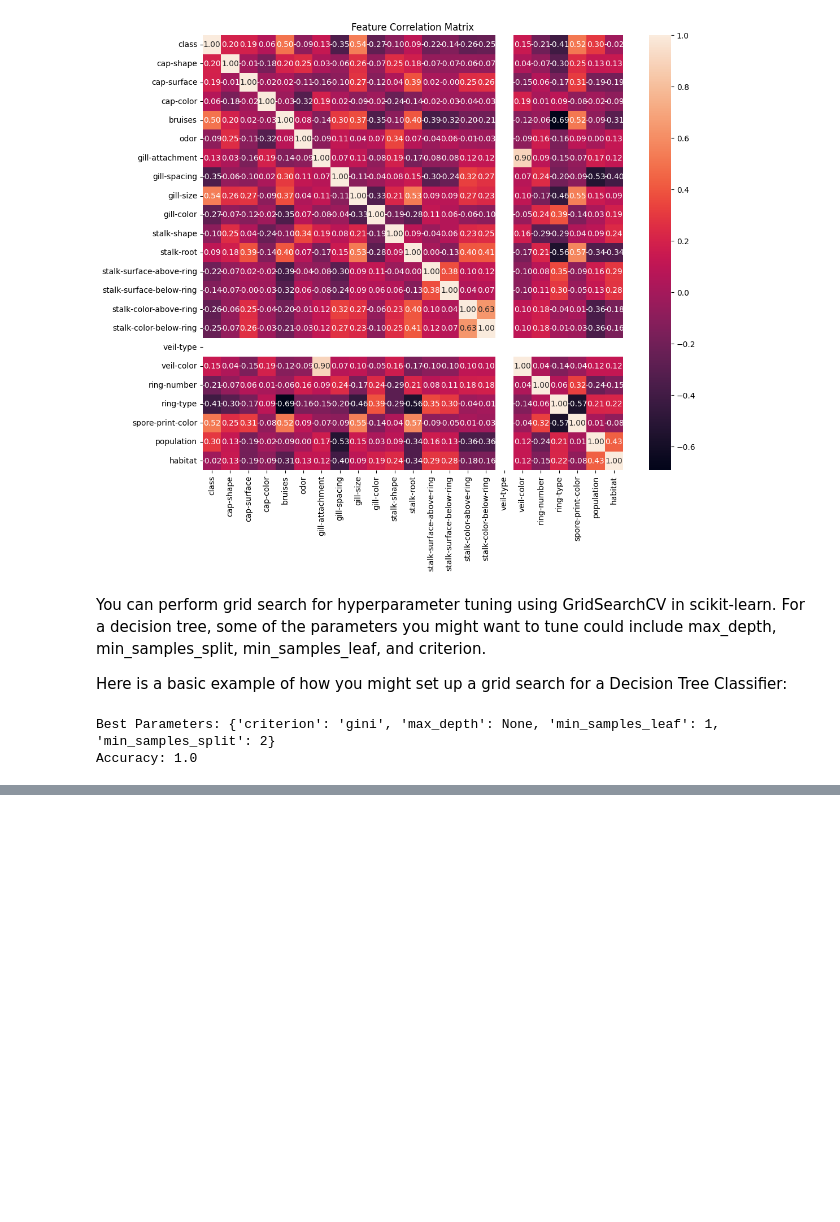
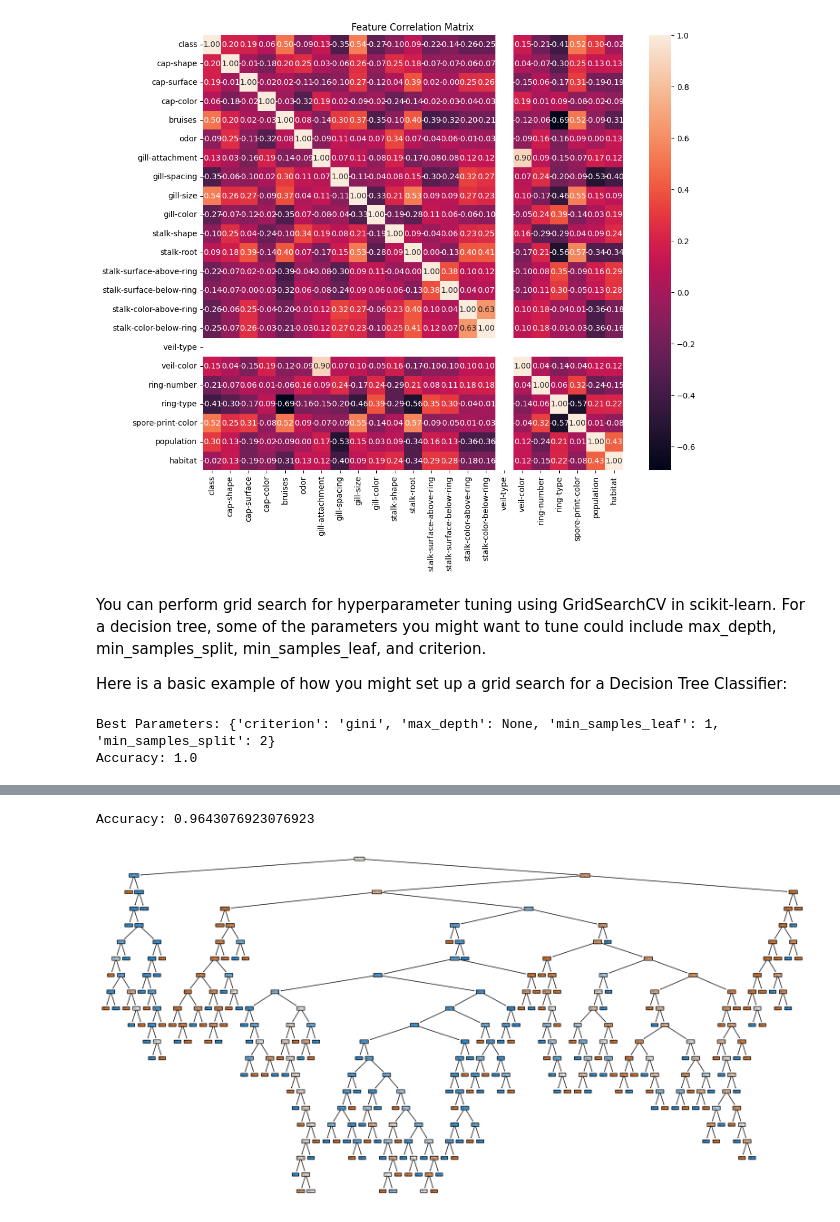
Before and after one commit to Rogersurf/Mushroom, a Jupyter notebook: Notebooks/eda_review.ipynb, the cells around one changed output, grey strips where cells are left out. Drawn from its saved outputs; the diff is of its cells as text; code cells hidden in the pictures; blank space fills up the shorter version.

Commit message:
Model fixed

```diff
--- a/Notebooks/eda_review.ipynb
+++ b/Notebooks/eda_review.ipynb
@@ -862,28 +870,0 @@ Best Parameters:  {'criterion': 'gini', 'max_depth': 10, 'min_samples_leaf': 5,
-# %%
-from sklearn.tree import DecisionTreeClassifier, plot_tree
-import matplotlib.pyplot as plt
-from sklearn.preprocessing import LabelEncoder
-
-# Define best parameters
-best_params = {
-    'criterion': 'gini',
-    'max_depth': 10,
-    'min_samples_leaf': 5,
-    'min_samples_split': 20
-}
-
-le = LabelEncoder()
-df_encoded[target] = le.fit_transform(df_encoded[target])  # Correct DataFrame
-
-# Defining features and target
-X = df_encoded.drop(columns=[target])
-y = df_encoded[target]
-
-# Creating a decision tree model with the best parameters
-clf = DecisionTreeClassifier(**best_params)  # Using best parameters found during hyperparameter tuning
-clf.fit(X, y)
-
-# Plotting the decision tree
-plt.figure(figsize=(20,10))
-plot_tree(clf, feature_names=X.columns.tolist(), class_names=[str(c) for c in clf.classes_], filled=True, rounded=True)
-plt.show()
@@ -891,0 +898,14 @@ plt.show()
+# %%
+# Evaluating the model with the best parameters on the test set
+best_dt = grid_search.best_estimator_
+y_pred = best_dt.predict(X_test)
+print(f"Accuracy: {accuracy_score(y_test, y_pred)}")
+# %% [output]
+Accuracy: 0.9643076923076923
+# %%
+# Plotting the decision tree
+plt.figure(figsize=(20, 10))
+plot_tree(best_dt, feature_names=X.columns.tolist(), class_names=[str(c) for c in best_dt.classes_], filled=True, rounded=True)
+plt.show()
+# %% [output]
+[figure, added]
```
Also changed, not shown: parts of 40 cells of this notebook, 4 other files.
